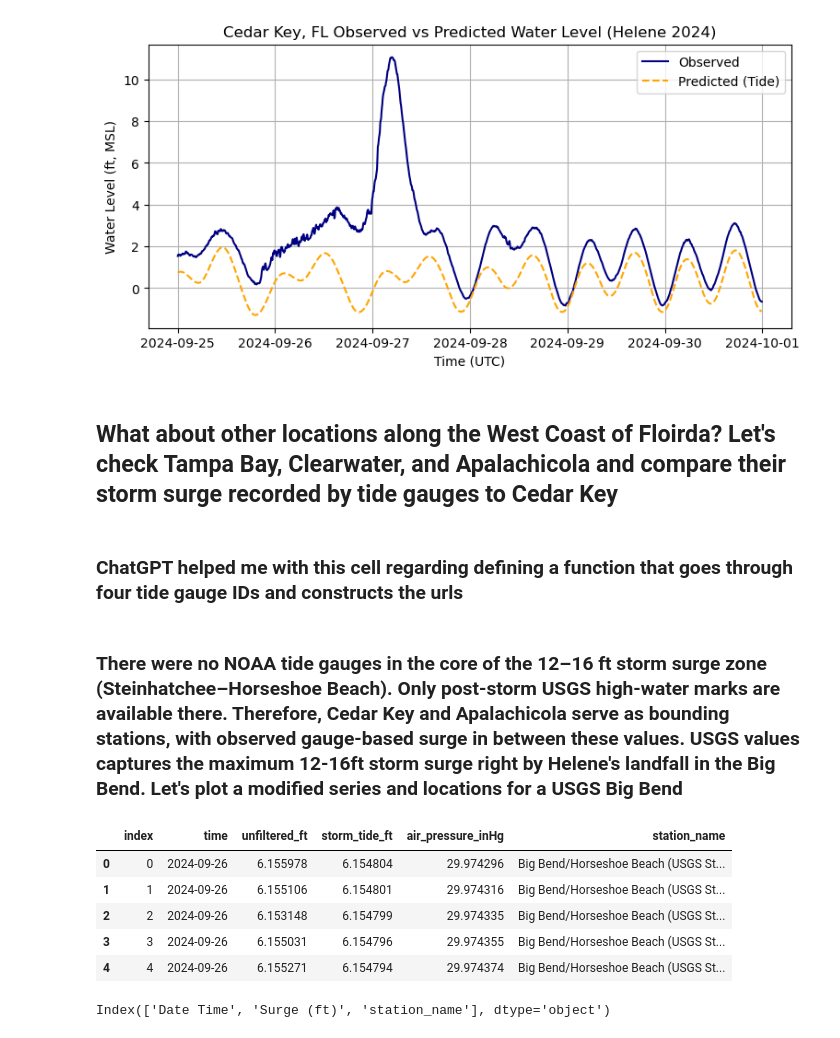
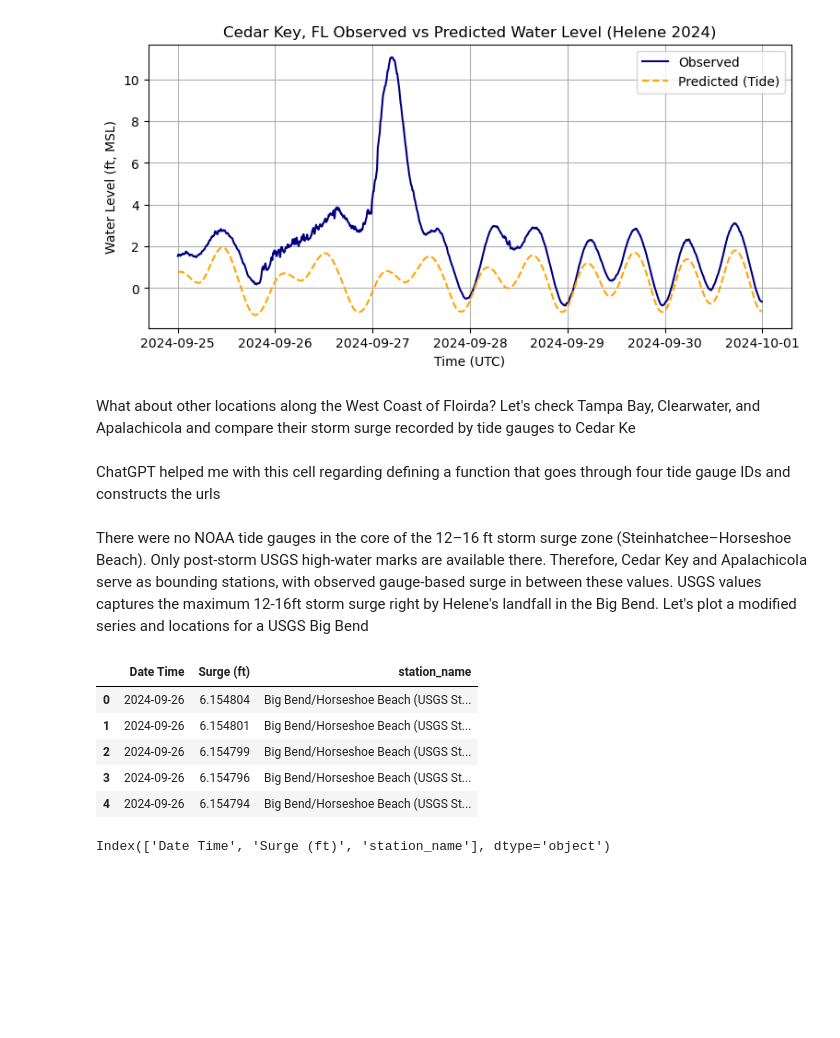
Before and after one commit to DAES433533/bluegreen, a Jupyter notebook: notebooks/Helene_Florida_Impacts.ipynb, the cells around one changed output. Drawn from its saved outputs; the diff is of its cells as text; code cells hidden in the pictures; blank space fills up the shorter version.

Commit message:
Edited markdown cells, reduced CSV file for USGS data to 51MB, included gif for Helene visible Worldview and bathymetry imagery so second notebook can run.

```diff
--- a/notebooks/Helene_Florida_Impacts.ipynb
+++ b/notebooks/Helene_Florida_Impacts.ipynb
@@ -515,9 +516,9 @@ plt.show()
 # %% [output]
 [figure]
 # %% [markdown]
-## What about other locations along the West Coast of Floirda? Let's check Tampa Bay, Clearwater, and Apalachicola and compare their storm surge recorded by tide gauges to Cedar Key
+What about other locations along the West Coast of Floirda? Let's check Tampa Bay, Clearwater, and Apalachicola and compare their storm surge recorded by tide gauges to Cedar Ke
 # %% [markdown]
-### ChatGPT helped me with this cell regarding defining a function that goes through four tide gauge IDs and constructs the urls
+ChatGPT helped me with this cell regarding defining a function that goes through four tide gauge IDs and constructs the urls
 # %%
 def fetch_surge(station_id, start="20240925", end="20240930"):
     """
@@ -586,42 +587,39 @@ stations = {
     "Tampa": "8726607",
 }
 # %% [markdown]
-### There were no NOAA tide gauges in the core of the 12–16 ft storm surge zone (Steinhatchee–Horseshoe Beach). Only post-storm USGS high-water marks are available there. Therefore, Cedar Key and Apalachicola serve as bounding stations, with observed gauge-based surge in between these values. USGS values captures the maximum 12-16ft storm surge right by Helene's landfall in the Big Bend. Let's plot a modified series and locations for a USGS Big Bend
+There were no NOAA tide gauges in the core of the 12–16 ft storm surge zone (Steinhatchee–Horseshoe Beach). Only post-storm USGS high-water marks are available there. Therefore, Cedar Key and Apalachicola serve as bounding stations, with observed gauge-based surge in between these values. USGS values captures the maximum 12-16ft storm surge right by Helene's landfall in the Big Bend. Let's plot a modified series and locations for a USGS Big Bend
-# %%
-#load the Big Bend USGS storm tide CSV
-df_usgs = pd.read_csv("helene_stormtide.csv", skiprows=1)
-
-#rename columns
-df_usgs.columns = [
-    "index",
-    "time",
-    "unfiltered_ft",
-    "storm_tide_ft",
-    "air_pressure_inHg"
-]
-
-#convert time column
-df_usgs["time"] = pd.to_datetime(df_usgs["time"])
-
-#add station label
-df_usgs["station_name"] = "Big Bend/Horseshoe Beach (USGS Storm Tide Sensor)"
-
-df_usgs.head()
-# %% [output]
-|  | index | time | unfiltered_ft | storm_tide_ft | air_pressure_inHg | station_name |
-| 0 | 0 | 2024-09-26 | 6.155978 | 6.154804 | 29.974296 | Big Bend/Horseshoe Beach (USGS St... |
-| 1 | 1 | 2024-09-26 | 6.155106 | 6.154801 | 29.974316 | Big Bend/Horseshoe Beach (USGS St... |
-| 2 | 2 | 2024-09-26 | 6.153148 | 6.154799 | 29.974335 | Big Bend/Horseshoe Beach (USGS St... |
-| 3 | 3 | 2024-09-26 | 6.155031 | 6.154796 | 29.974355 | Big Bend/Horseshoe Beach (USGS St... |
-| 4 | 4 | 2024-09-26 | 6.155271 | 6.154794 | 29.974374 | Big Bend/Horseshoe Beach (USGS St... |
 # %%
+#load the Big Bend USGS storm tide CSV
+df_usgs = pd.read_csv("USGS_small.csv")
+
+#rename columns
+df_usgs = df_usgs.rename(columns={
+    "GMT Time": "time",
+    "Storm Tide Water Level in Feet": "storm_tide_ft"
+})
+
+#convert time column
+df_usgs["time"] = pd.to_datetime(df_usgs["time"])
+
+#add station label
+df_usgs["station_name"] = "Big Bend/Horseshoe Beach (USGS Storm Tide Sensor)"
+
 #rename time and match to NOAA
 df_usgs = df_usgs.rename(columns={"time": "Date Time"})
 
 df_usgs["Surge (ft)"] = df_usgs["storm_tide_ft"]
 
 #keep only the overlapping columns
 df_usgs = df_usgs[["Date Time", "Surge (ft)", "station_name"]]
+
+df_usgs.head()
+# %% [output]
+|  | Date Time | Surge (ft) | station_name |
+| 0 | 2024-09-26 | 6.154804 | Big Bend/Horseshoe Beach (USGS St... |
+| 1 | 2024-09-26 | 6.154801 | Big Bend/Horseshoe Beach (USGS St... |
+| 2 | 2024-09-26 | 6.154799 | Big Bend/Horseshoe Beach (USGS St... |
+| 3 | 2024-09-26 | 6.154796 | Big Bend/Horseshoe Beach (USGS St... |
+| 4 | 2024-09-26 | 6.154794 | Big Bend/Horseshoe Beach (USGS St... |
 # %%
 print(df_usgs.columns)
 # %% [output]
```
Also changed, not shown: parts of 23 cells of this notebook, 6 other files.
